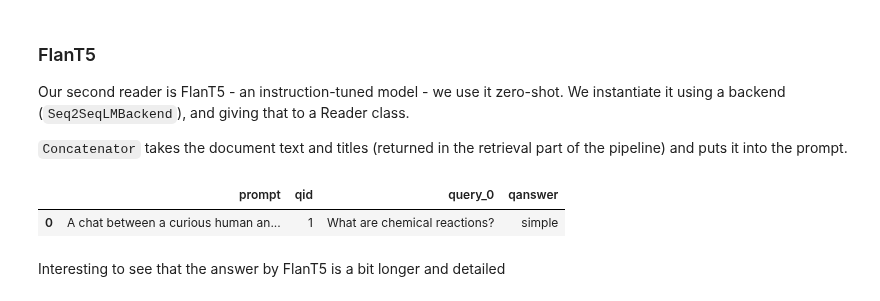
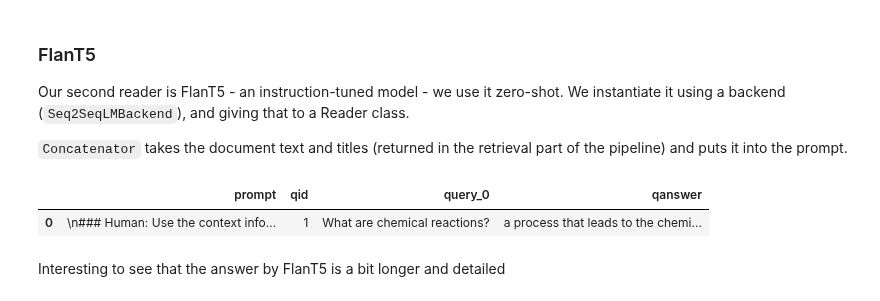
Before and after one commit to terrierteam/pyterrier_rag, a Jupyter notebook: examples/nq/sparse_retrieval_FiD_FlanT5.ipynb, the cells around one changed output. Cells and saved outputs as stored; diff of their text form; code cells hidden in the pictures.

Commit message:
fix for flant5

```diff
--- a/examples/nq/sparse_retrieval_FiD_FlanT5.ipynb
+++ b/examples/nq/sparse_retrieval_FiD_FlanT5.ipynb
@@ -30,5 +16,6 @@ Note: you may need to restart the kernel to use updated packages.
 # %%
 import pyterrier as pt
+pt.utils.set_tqdm('notebook')
 import pyterrier_rag
 # %% [markdown]
 ## Retrievers
@@ -122,15 +109,19 @@ We instantiate it using a backend (`Seq2SeqLMBackend`), and giving that to a Rea
 `Concatenator` takes the document text and titles (returned in the retrieval part of the pipeline) and puts it into the prompt.
 # %%
 from pyterrier_rag.backend import Seq2SeqLMBackend
-from pyterrier_rag.prompt import Concatenator
+from pyterrier_rag.prompt import Concatenator, PromptTransformer
 from pyterrier_rag.readers import Reader
 
-flant5 = Reader(Seq2SeqLMBackend('google/flan-t5-base'))
-monoT5_flant5 =  bm25_ret % 10 >> monoT5 %3 >> Concatenator() >> flant5
-monoT5_flant5.search("What are chemical reactions?")
+prompt = "Use the context information to answer the Question: \n Context: {{ qcontext }} \n Question: {{ query }} \n Answer:"
+prompt = PromptTransformer(instruction=prompt, system_message='')
+
+flant5 = Reader(Seq2SeqLMBackend('google/flan-t5-base'), prompt=prompt)
+monoT5_flant5 = bm25_ret % 10 >> monoT5 %3 >> Concatenator() >> flant5
+results_flant5 = monoT5_flant5.search("What are chemical reactions?")
+results_flant5
 # %% [output]
 |  | prompt | qid | query_0 | qanswer |
-| 0 | A chat between a curious human an... | 1 | What are chemical reactions? | simple |
+| 0 | \n### Human: Use the context info... | 1 | What are chemical reactions? | a process that leads to the chemi... |
 # %% [markdown]
 Interesting to see that the answer by FlanT5 is a bit longer and detailed
 # %% [markdown]
```
Also changed, not shown: parts of 3 cells of this notebook.
